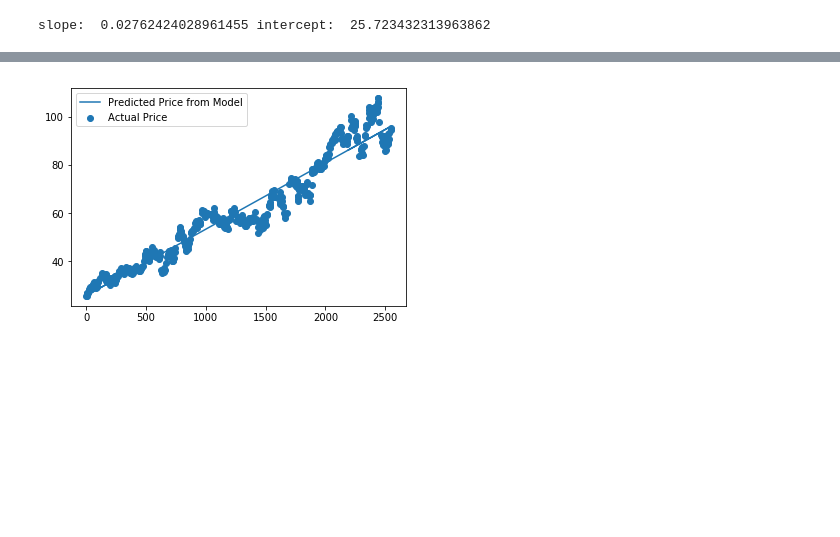
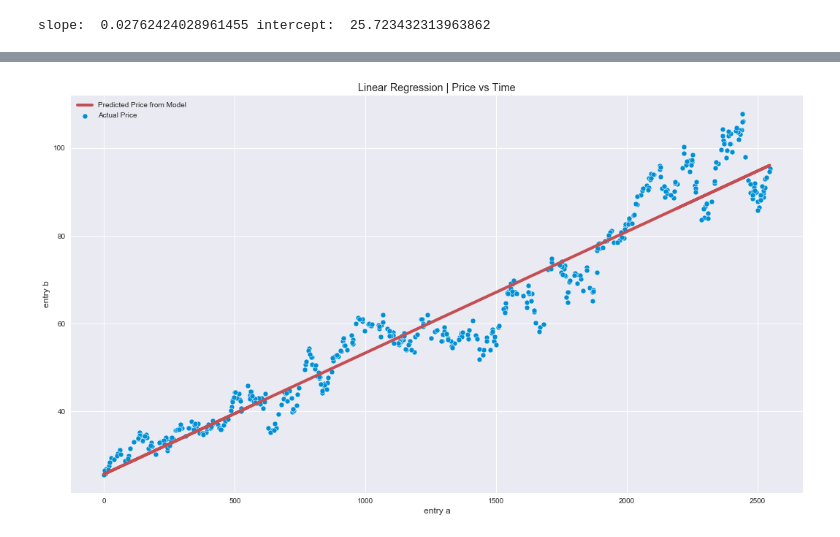
Before and after one commit to mediasittich/Predicting-Stock-Prices-with-Linear-Regression, a Jupyter notebook: Predicting Stock Prices with Linear Regression.ipynb, the cells around one changed output, grey strips where cells are left out. Cells and saved outputs as stored; diff of their text form; code cells hidden in the pictures; blank space fills up the shorter version.

```diff
--- a/Predicting Stock Prices with Linear Regression.ipynb
+++ b/Predicting Stock Prices with Linear Regression.ipynb
@@ -7,8 +7,9 @@ import datetime
 from sklearn.model_selection import train_test_split
 from sklearn.linear_model import LinearRegression
 
+%matplotlib inline
 import matplotlib.pyplot as plt
-%matplotlib inline
+plt.style.use('seaborn-darkgrid')
 # %%
 # Import API key from file
 import API_config
@@ -92,11 +97,15 @@ plt.show()
 X_test = np.array(test.index).reshape(-1, 1)
 y_test = test['Close']
 # %%
-# Train set graph
-plt.scatter(X_test, y_test, label='Actual Price')
+# Test set graph
+plt.figure(1, figsize=(16,10))
+plt.title('Linear Regression | Price vs Time')
+plt.scatter(X_test, y_test, edgecolor='w', label='Actual Price')
 #plt.plot(X_test, model.predict(X_test), label='Predicted Price')
-plt.plot(X_test, slope * X_test + intercept, linestyle='solid', label='Predicted Price from Model')
+plt.plot(X_test, slope * X_test + intercept, linestyle='solid', color='r', label='Predicted Price from Model')
 plt.legend()
+plt.xlabel('entry a')
+plt.ylabel('entry b')
 plt.show()
 # %% [output]
-[figure, old version]
+[figure, new version]
```
Also changed, not shown: parts of 9 cells of this notebook.
